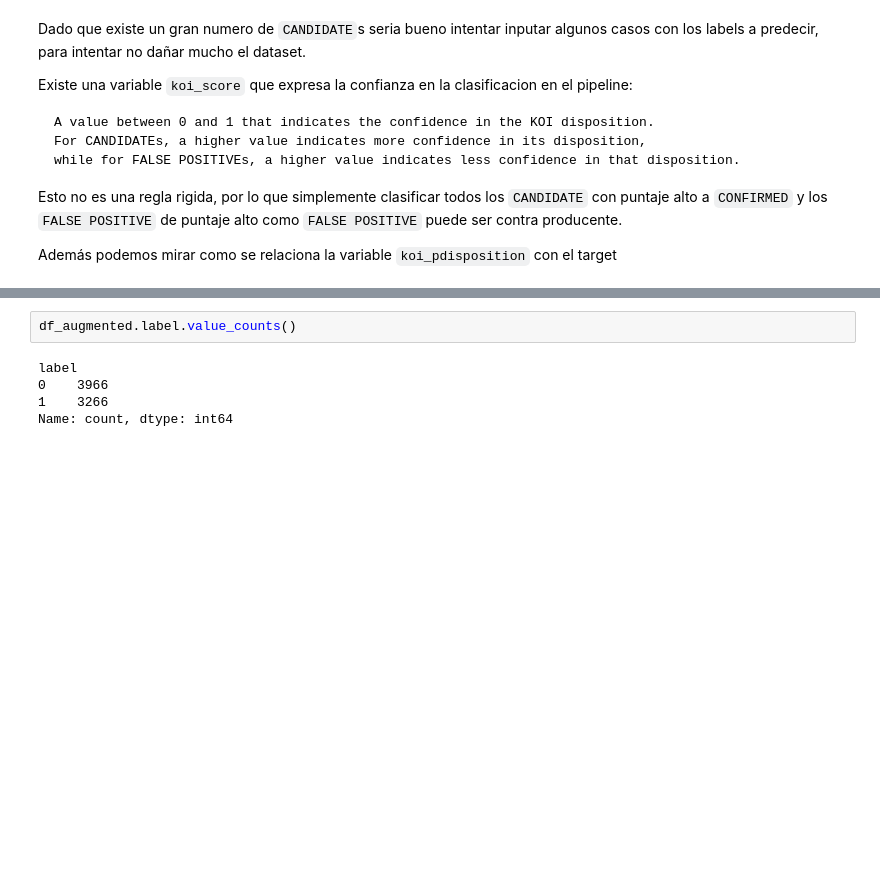
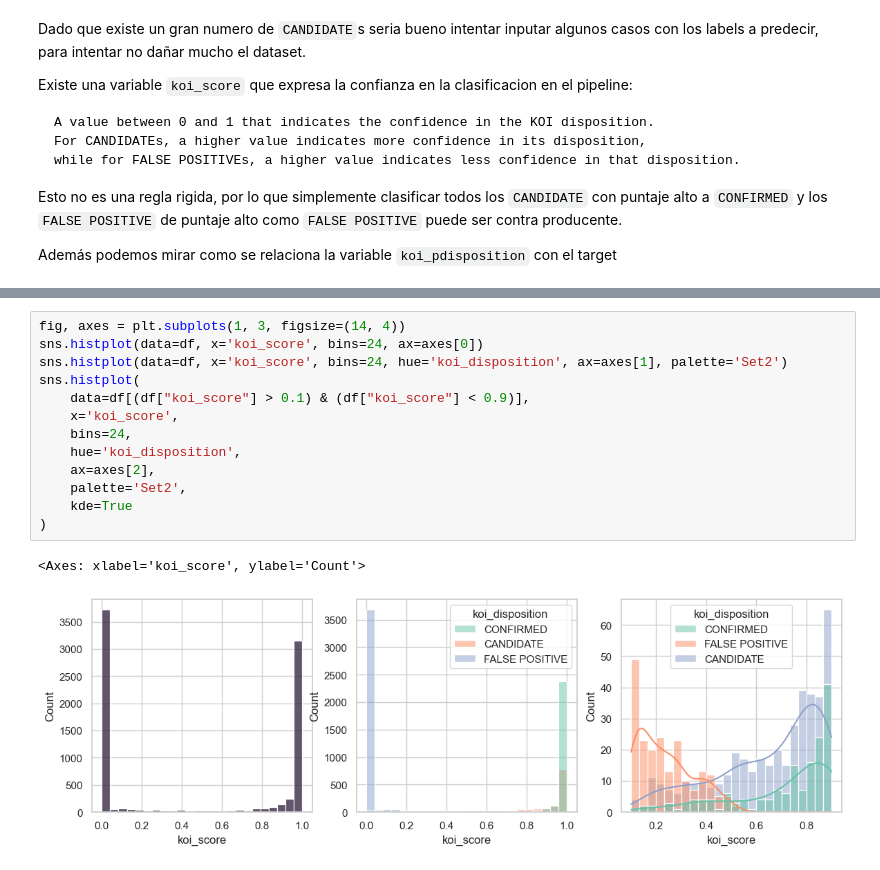
Before and after one commit to kpennington-esc/tp_adm, a Jupyter notebook: tp_adm.ipynb, the cells around one changed output, grey strips where cells are left out. Saved outputs shown, nothing was run; the diff lists cells and outputs as text; blank space fills up the shorter version.

```diff
--- a/tp_adm.ipynb
+++ b/tp_adm.ipynb
@@ -128,7 +109,16 @@ df_augmented = pd.concat([df_binary, pseudo_confirmed], ignore_index=True)
 # %%
-df_augmented.label.value_counts()
+fig, axes = plt.subplots(1, 3, figsize=(14, 4))
+sns.histplot(data=df, x='koi_score', bins=24, ax=axes[0])
+sns.histplot(data=df, x='koi_score', bins=24, hue='koi_disposition', ax=axes[1], palette='Set2')
+sns.histplot(
+    data=df[(df["koi_score"] > 0.1) & (df["koi_score"] < 0.9)],
+    x='koi_score',
+    bins=24,
+    hue='koi_disposition',
+    ax=axes[2],
+    palette='Set2',
+    kde=True
+)
 # %% [output]
-label
-0    3966
-1    3266
-Name: count, dtype: int64
+<Axes: xlabel='koi_score', ylabel='Count'>
+[figure, added]
```
Also changed, not shown: parts of 8 cells of this notebook.
